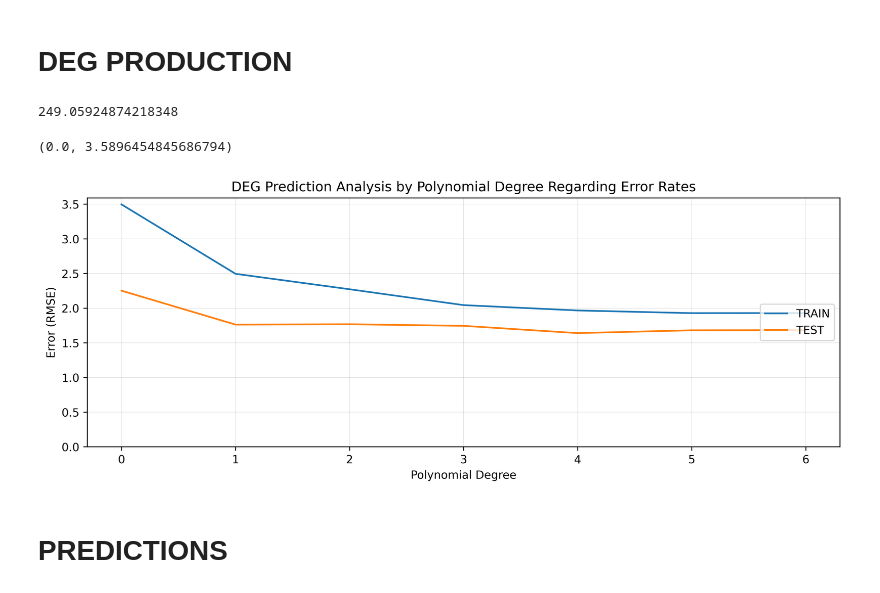
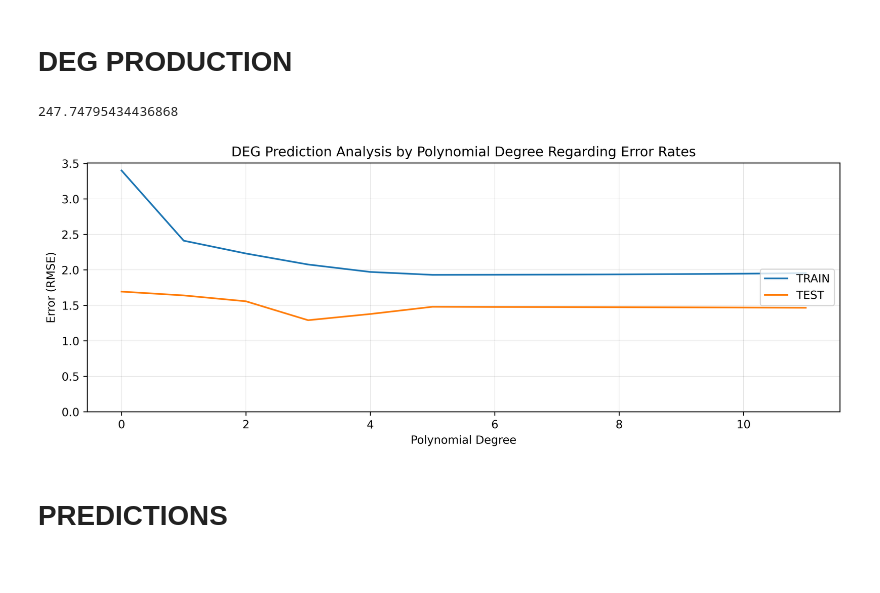
Before and after one commit to ibolaa/EO_REACTOR_ML, a Jupyter notebook: EO_REACTOR_ML.ipynb, the cells around one changed output. Cells and saved outputs as stored; diff of their text form; code cells hidden in the pictures.

```diff
--- a/EO_REACTOR_ML.ipynb
+++ b/EO_REACTOR_ML.ipynb
@@ -28,7 +45,6 @@ df["Water"] = ((df["Selektivite"].apply(lambda x: 100-x)/100) * df["Etilen"]/28.
 # %%
-X = df[["Etilen","Oxygen)","Selectivite"]]
-
-y = df["EO"]
+X = df[["Etilen","Oksijen(ton)","Selektivite"]]
+y = df["EO Üretim(ton)"]
 
 polynomial_converter = PolynomialFeatures(degree=3,include_bias=False)
 
@@ -61,12 +77,12 @@ display(RMSE)
 train_rmse_errors = []
 test_rmse_errors = []
 
-for d in range(1,15):
+for d in range(1,20):
 
     polynomial_converter = PolynomialFeatures(degree=d, include_bias=False)
     poly_features = polynomial_converter.fit_transform(X)
 
-    X_train, X_test, y_train, y_test = train_test_split(poly_features, y, test_size=0.33, random_state=101)
+    X_train, X_test, y_train, y_test = train_test_split(poly_features, y, test_size=0.2, random_state=101)
 
     model = LinearRegression(fit_intercept=False)
     model.fit(X_train,y_train)
@@ -96,5 +112,6 @@ plt.ylabel(" Error (RMSE)")
 plt.legend(loc="center right", fontsize=10)
 
 plt.title("EO Prediction Analysis by Polynomial Degree Regarding Error Rates")
-plt.xlim(0,10)
+plt.xlim(0,15)
+plt.ylim(0,10**-5)
 # %% [output]
@@ -130,17 +147,17 @@ def EO_prod(Etilen, Oksijen, Selektivite):
 # %% [markdown]
 # MEG PRODUCTION
 # %%
-X = df[["EO", "Water"]]
+X = df[["EO Üretim(ton)", "Water"]]
 X = X[5:]
 
-y = df[["MEG"]]
+y = df[["MEG(FQ581)"]]
 y = y[5:]
 
 polynomial_converter = PolynomialFeatures(degree=2 ,include_bias=False)
 
 poly_features = polynomial_converter.fit_transform(X)
 
-X_train, X_test, y_train, y_test = train_test_split(poly_features, y, test_size=0.33, random_state=101)
+X_train, X_test, y_train, y_test = train_test_split(poly_features, y, test_size=0.2, random_state=101)
 
 
 from sklearn.linear_model import LinearRegression
@@ -236,17 +253,17 @@ def EO_MEG(EO, Water):
 # %% [markdown]
 # DEG PRODUCTION
 # %%
-X = df[["MEG"]]
+X = df[["MEG(FQ581)"]]
 X = X[5:]
 
-y = df[["DEG"]]
+y = df[["DEG(FQ582)"]]
 y = y[5:]
 
 polynomial_converter = PolynomialFeatures(degree=1 ,include_bias=False)
 
 poly_features = polynomial_converter.fit_transform(X)
 
-X_train, X_test, y_train, y_test = train_test_split(poly_features, y, test_size=0.33, random_state=101)
+X_train, X_test, y_train, y_test = train_test_split(poly_features, y, test_size=0.2, random_state=101)
 
 from sklearn.metrics import mean_absolute_error, mean_squared_error
 
@@ -256,17 +273,17 @@ RMSE = np.sqrt(MSE)
 
 display(RMSE)
 # %% [output]
-249.05924874218348
+247.74795434436868
 # %%
 train_rmse_errors = []
 test_rmse_errors = []
 
-for d in range(0,7):
+for d in range(0,12):
 
     polynomial_converter = PolynomialFeatures(degree=d,include_bias=True)
     poly_features = polynomial_converter.fit_transform(X)
 
-    X_train, X_test, y_train, y_test = train_test_split(poly_features, y, test_size=0.33, random_state=101)
+    X_train, X_test, y_train, y_test = train_test_split(poly_features, y, test_size=0.2, random_state=101)
 
     model = LinearRegression(fit_intercept=True)
     model.fit(X_train,y_train)
@@ -274,35 +291,36 @@ for d in range(0,7):
     train_pred = model.predict(X_train)
     test_pred = model.predict(X_test)
 
     train_RMSE = np.sqrt(mean_squared_error(y_train,train_pred))
     test_RMSE = np.sqrt(mean_squared_error(y_test,test_pred))
 
     train_rmse_errors.append(train_RMSE)
     test_rmse_errors.append(test_RMSE)
 
 
 
 
 plt.figure(figsize=(12,4))
 
 plt.plot(range(0,len(train_rmse_errors)),train_rmse_errors[:],label='TRAIN')
 plt.plot(range(0,len(test_rmse_errors)),test_rmse_errors[:],label='TEST')
 
 plt.rcParams['figure.dpi'] = 600
 
 plt.grid(color='black', linestyle='-', linewidth=0.05)
 
 plt.xlabel("Polynomial Degree")
 plt.ylabel("Error (RMSE)")
 
 plt.legend(loc="center right", fontsize=10)
 
 plt.title("DEG Prediction Analysis by Polynomial Degree Regarding Error Rates")
 
 plt.ylim(0)
+
+plt.grid(color='black', linestyle='-', linewidth=0.05)
 # %% [output]
-(0.0, 3.5896454845686794)
-[figure, old version]
+[figure, new version]
 # %%
 final_poly_converter = PolynomialFeatures(degree=5, include_bias=True)
 
```
Also changed, not shown: parts of 5 cells of this notebook.
